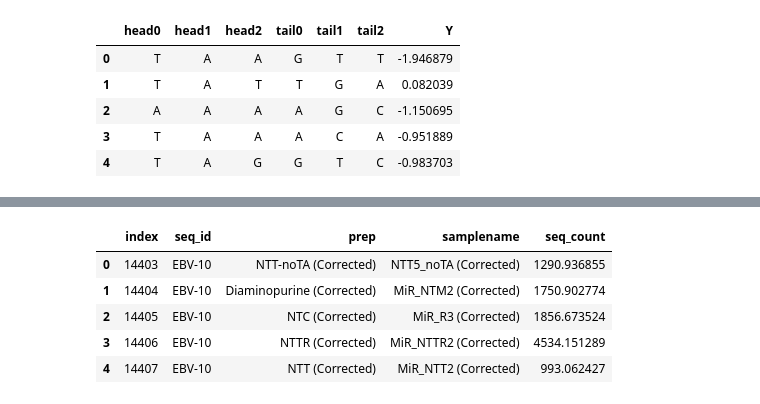
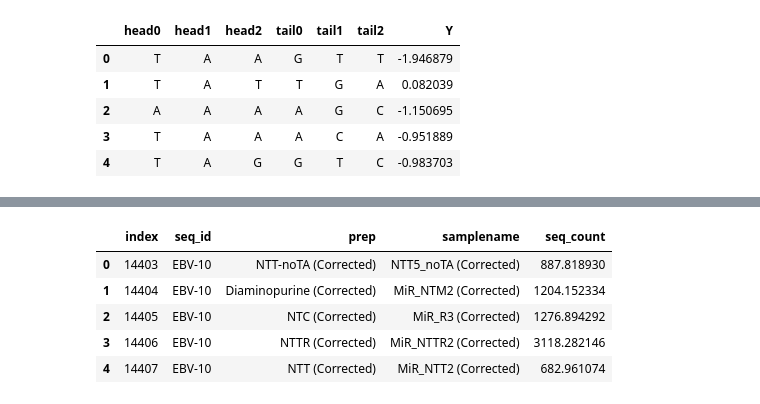
Before and after one commit to wckdouglas/tgirt_smRNA, a Jupyter notebook: scripts/RF_correction.ipynb, the cells around one changed output, grey strips where cells are left out. Cells and saved outputs as stored; diff of their text form; code cells hidden in the pictures.

```diff
--- a/scripts/RF_correction.ipynb
+++ b/scripts/RF_correction.ipynb
@@ -387,21 +391,21 @@ train_df.shape
 # %%
 corrected_df = df \
-    .merge(train_df)\
+    .merge(coef_df)\
     .assign(log10_cpm = lambda d: np.log10(d.cpm))\
     .assign(pseudocount = lambda d: np.power(10, d.log10_cpm - d.predicted)) \
     .filter(regex='seq|sample|count|prep')\
     .pipe(pd.melt, id_vars = ['seq_id','prep','samplename'], var_name = 'count_type', value_name = 'seq_count') \
     .query('count_type != "seq_count"')\
     .assign(samplename = lambda d: d.samplename + ' (Corrected)')\
     .assign(prep = lambda d: d.prep + ' (Corrected)')\
     .drop('count_type', axis=1) \
     .reset_index()
 corrected_df.to_feather('corrected_count.feather')
 corrected_df.head()
 # %% [output]
 |  | index | seq_id | prep | samplename | seq_count |
-| 0 | 14403 | EBV-10 | NTT-noTA (Corrected) | NTT5_noTA (Corrected) | 1290.936855 |
-| 1 | 14404 | EBV-10 | Diaminopurine (Corrected) | MiR_NTM2 (Corrected) | 1750.902774 |
-| 2 | 14405 | EBV-10 | NTC (Corrected) | MiR_R3 (Corrected) | 1856.673524 |
-| 3 | 14406 | EBV-10 | NTTR (Corrected) | MiR_NTTR2 (Corrected) | 4534.151289 |
-| 4 | 14407 | EBV-10 | NTT (Corrected) | MiR_NTT2 (Corrected) | 993.062427 |
+| 0 | 14403 | EBV-10 | NTT-noTA (Corrected) | NTT5_noTA (Corrected) | 887.818930 |
+| 1 | 14404 | EBV-10 | Diaminopurine (Corrected) | MiR_NTM2 (Corrected) | 1204.152334 |
+| 2 | 14405 | EBV-10 | NTC (Corrected) | MiR_R3 (Corrected) | 1276.894292 |
+| 3 | 14406 | EBV-10 | NTTR (Corrected) | MiR_NTTR2 (Corrected) | 3118.282146 |
+| 4 | 14407 | EBV-10 | NTT (Corrected) | MiR_NTT2 (Corrected) | 682.961074 |
```
Also changed, not shown: parts of 7 cells of this notebook.
